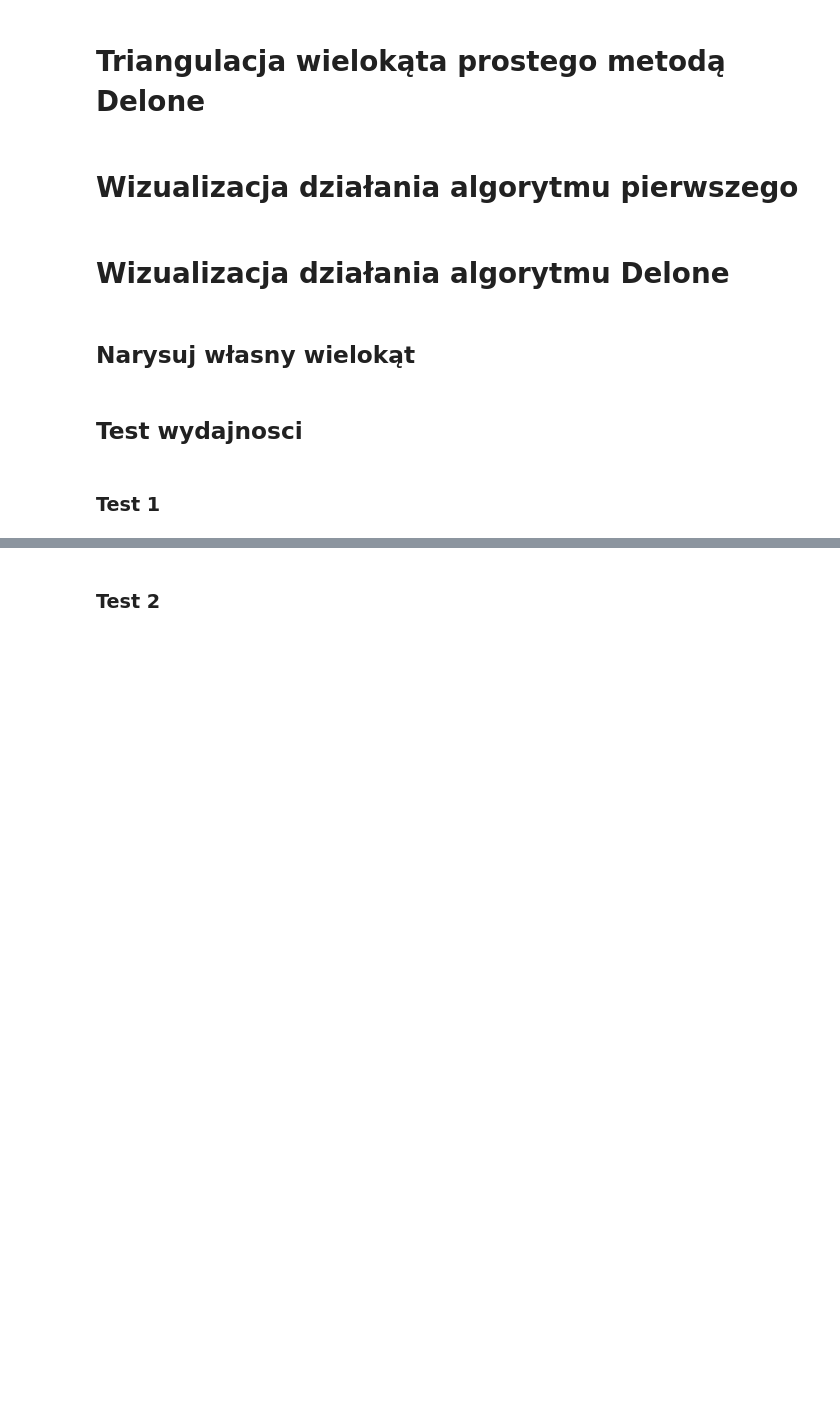
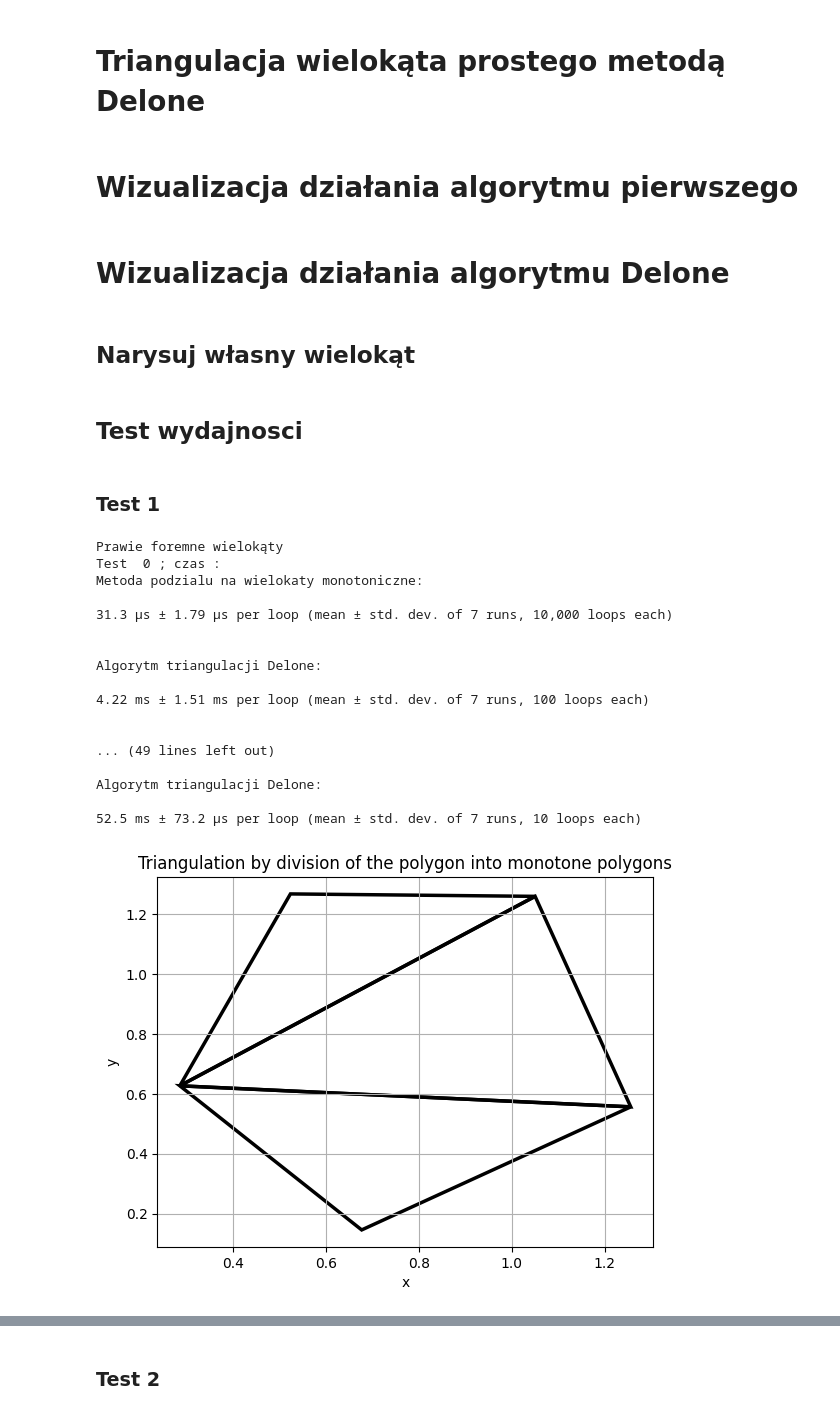
Before and after one commit to arturgesiarz/TriangulationProject, a Jupyter notebook: TriangulationAlgorithms.ipynb, the cells around one changed output, grey strips where cells are left out. Cells and saved outputs as stored; diff of their text form; code cells hidden in the pictures; blank space fills up the shorter version.

```diff
--- a/TriangulationAlgorithms.ipynb
+++ b/TriangulationAlgorithms.ipynb
@@ -2052,7 +2052,9 @@ def convertCuttersEdge(cuttersMap: dict[tuple[Point,Point], list[Triangle]], tri
 # %%
 def selectTriangle(triangleToDetector: set[Triangle], edgesSet: set[tuple[Point,Point]] ):
     """
-    Funkcja wyznacza odpowiednie trojkaty, ktore sa brzegowe a nastepnie
+    Funkcja wyznacza odpowiednie trojkaty, ktore sa brzegowe a nastepnie usuwa te trojkaty,
+    ktorych wyznacznik liczony po wierzcholkach posortowanych  wedlug krawedzi idac
+    przeciwnie do ruchu wskazowek zegara jest ujemny. Dodatkowo idziemy po jego sasiadach i usuwamy
     :return:
     """
     toDeleteTriangles = set()  # zbior trojkatow do usuniecia
@@ -2838,18 +2840,37 @@ t1= [
 # %%
 print("Prawie foremne wielokąty")
 for i in range(len(t1)):
     print("Test ",i,"; czas :")
-    #
-    # print("Metoda podzialu na wielokaty monotoniczne:\n")
-    # %timeit triang_polygon_vis(t1[i])
-    # visFirst = triang_polygon_vis(t1[i])
-    # visFirst.show()
-    #
-    # print('\n')
-    #
-    # print("Algorytm triangulacji Delone:\n")
-    # %timeit delunay(t1[i])
-    # _, visDelone = delunayDraw(t1[i])
-    # visDelone.show()
-    #
-    # print('\n')
+
+    print("Metoda podzialu na wielokaty monotoniczne:\n")
+    %timeit triang_polygon_vis(t1[i])
+    visFirst = triang_polygon_vis(t1[i])
+    visFirst.show()
+
+    print('\n')
+
+    print("Algorytm triangulacji Delone:\n")
+    %timeit delunay(t1[i])
+    _, visDelone = delunayDraw(t1[i])
+    visDelone.show()
+
+    print('\n')
+# %% [output]
+Prawie foremne wielokąty
+Test  0 ; czas :
+Metoda podzialu na wielokaty monotoniczne:
+
+31.3 µs ± 1.79 µs per loop (mean ± std. dev. of 7 runs, 10,000 loops each)
+
+
+Algorytm triangulacji Delone:
+
+4.22 ms ± 1.51 ms per loop (mean ± std. dev. of 7 runs, 100 loops each)
+
+
+... (49 lines left out)
+
+Algorytm triangulacji Delone:
+
+52.5 ms ± 73.2 µs per loop (mean ± std. dev. of 7 runs, 10 loops each)
+[figure, added]
```
Also changed, not shown: parts of 5 cells of this notebook.
